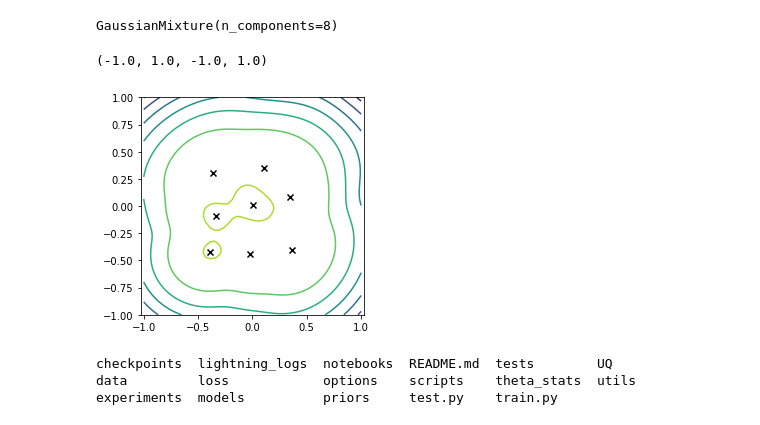
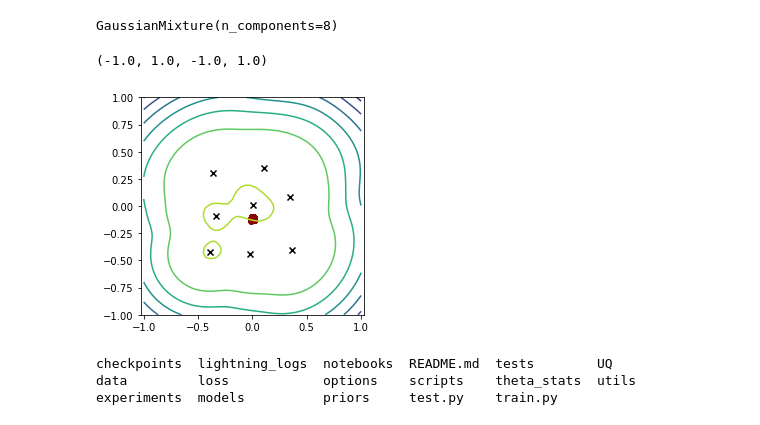
Before and after one commit to FrederikWarburg/pSTN-baselines, a Jupyter notebook: notebooks/25_05_recover_thetas.ipynb, the cells around one changed output. Cells and saved outputs as stored; diff of their text form; code cells hidden in the pictures.

```diff
--- a/notebooks/25_05_recover_thetas.ipynb
+++ b/notebooks/25_05_recover_thetas.ipynb
@@ -106,22 +126,23 @@ GaussianMixture(n_components=8)
 # %%
 x = np.linspace(-1, 1, 50)
 y = np.linspace(-1, 1, 50)
 
 X, Y = np.meshgrid(x, y)
 pos = np.empty(X.shape + (2,))
 pos[:, :, 0] = X
 pos[:, :, 1] = Y
 # The distribution on the variables X, Y packed into pos.
 XX = np.array([X.ravel(), Y.ravel()]).T
 Z = mog.score_samples(XX)
 Z = Z.reshape(X.shape)
 fig, ax = plt.subplots(1, figsize=(4,4))
 ax.contour(X, Y, Z)
 ax.scatter(mog.means_[:, 0], mog.means_[:, 1], c='k', marker='x')
+ax.scatter(pstn_mog_train_5_mu[:, 0], pstn_mog_train_5_mu[:, 1], c='darkred')
 ax.axis('equal')
 # %% [output]
 (-1.0, 1.0, -1.0, 1.0)
-[figure, old version]
+[figure, new version]
 # %%
 means = torch.Tensor(mog.means_)
 covariances = torch.Tensor(mog.covariances_)
```
Also changed, not shown: parts of 46 cells of this notebook, 2 other files.
